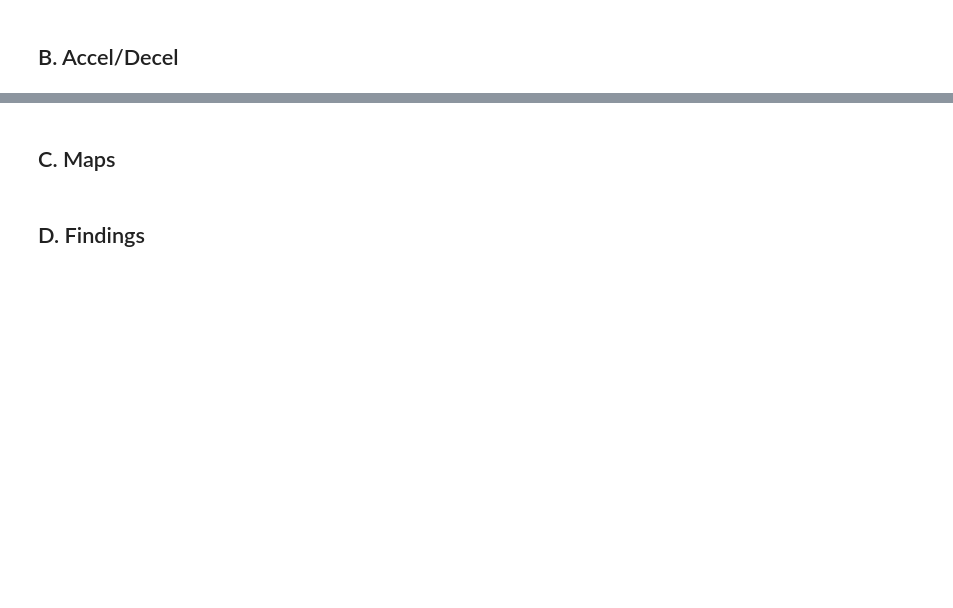
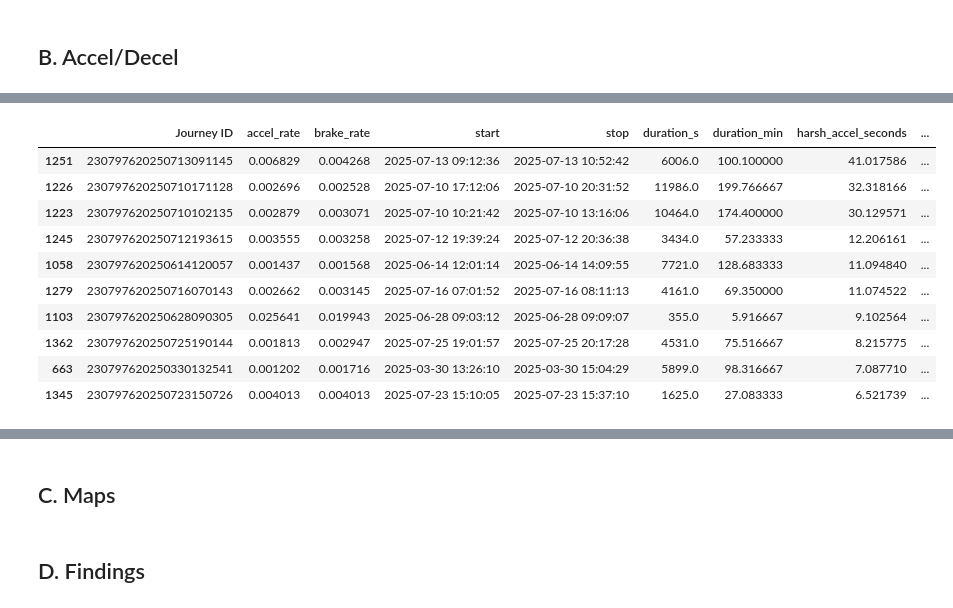
Before and after one commit to abdulabolahom/indepth-driving-data-analysis, a Jupyter notebook: notebooks/02_analysis.ipynb, the cells around one changed output, grey strips where cells are left out. Saved outputs shown, nothing was run; the diff lists cells and outputs as text; code cells hidden in the pictures; blank space fills up the shorter version.

```diff
--- a/notebooks/02_analysis.ipynb
+++ b/notebooks/02_analysis.ipynb
@@ -559,0 +764,11 @@ df = con.sql("""
+# %%
+trip_duration = (
+    df_1hz.groupby("Journey ID")["when"]
+    .agg(start="min", stop="max")
+    .reset_index()
+)
+trip_duration["duration_s"] = (trip_duration["stop"] - trip_duration["start"]).dt.total_seconds()
+trip_duration["duration_min"] = trip_duration["duration_s"] / 60
+# %%
+trip_stats = rate_trip.merge(trip_duration, on="Journey ID", how="left")
+trip_stats.head()
@@ -559,0 +801,17 @@ df = con.sql("""
+# %%
+trip_stats["harsh_accel_seconds"] = trip_stats["accel_rate"] * trip_stats["duration_s"]
+trip_stats["harsh_brake_seconds"] = trip_stats["brake_rate"] * trip_stats["duration_s"]
+
+trip_stats.sort_values("harsh_accel_seconds", ascending=False).head(10)
+# %% [output]
+|  | Journey ID | accel_rate | brake_rate | start | stop | duration_s | duration_min | harsh_accel_seconds | ... |
+| 1251 | 230797620250713091145 | 0.006829 | 0.004268 | 2025-07-13 09:12:36 | 2025-07-13 10:52:42 | 6006.0 | 100.100000 | 41.017586 | ... |
+| 1226 | 230797620250710171128 | 0.002696 | 0.002528 | 2025-07-10 17:12:06 | 2025-07-10 20:31:52 | 11986.0 | 199.766667 | 32.318166 | ... |
+| 1223 | 230797620250710102135 | 0.002879 | 0.003071 | 2025-07-10 10:21:42 | 2025-07-10 13:16:06 | 10464.0 | 174.400000 | 30.129571 | ... |
+| 1245 | 230797620250712193615 | 0.003555 | 0.003258 | 2025-07-12 19:39:24 | 2025-07-12 20:36:38 | 3434.0 | 57.233333 | 12.206161 | ... |
+| 1058 | 230797620250614120057 | 0.001437 | 0.001568 | 2025-06-14 12:01:14 | 2025-06-14 14:09:55 | 7721.0 | 128.683333 | 11.094840 | ... |
+| 1279 | 230797620250716070143 | 0.002662 | 0.003145 | 2025-07-16 07:01:52 | 2025-07-16 08:11:13 | 4161.0 | 69.350000 | 11.074522 | ... |
+| 1103 | 230797620250628090305 | 0.025641 | 0.019943 | 2025-06-28 09:03:12 | 2025-06-28 09:09:07 | 355.0 | 5.916667 | 9.102564 | ... |
+| 1362 | 230797620250725190144 | 0.001813 | 0.002947 | 2025-07-25 19:01:57 | 2025-07-25 20:17:28 | 4531.0 | 75.516667 | 8.215775 | ... |
+| 663 | 230797620250330132541 | 0.001202 | 0.001716 | 2025-03-30 13:26:10 | 2025-03-30 15:04:29 | 5899.0 | 98.316667 | 7.087710 | ... |
+| 1345 | 230797620250723150726 | 0.004013 | 0.004013 | 2025-07-23 15:10:05 | 2025-07-23 15:37:10 | 1625.0 | 27.083333 | 6.521739 | ... |
```
Also changed, not shown: parts of 27 cells of this notebook, 1 other file.
